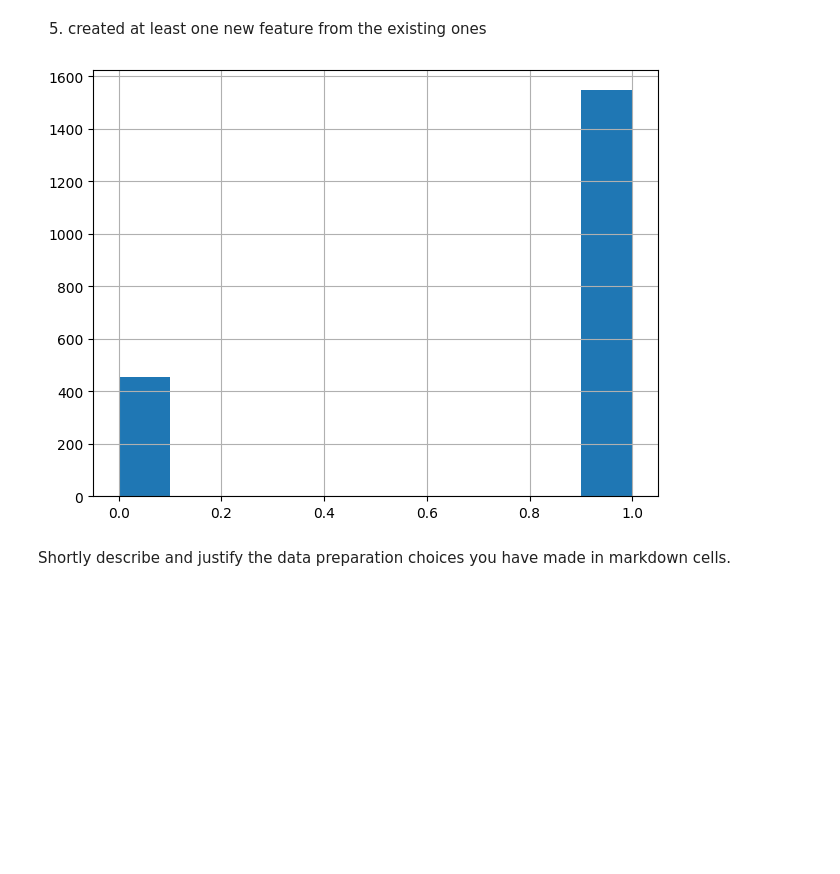
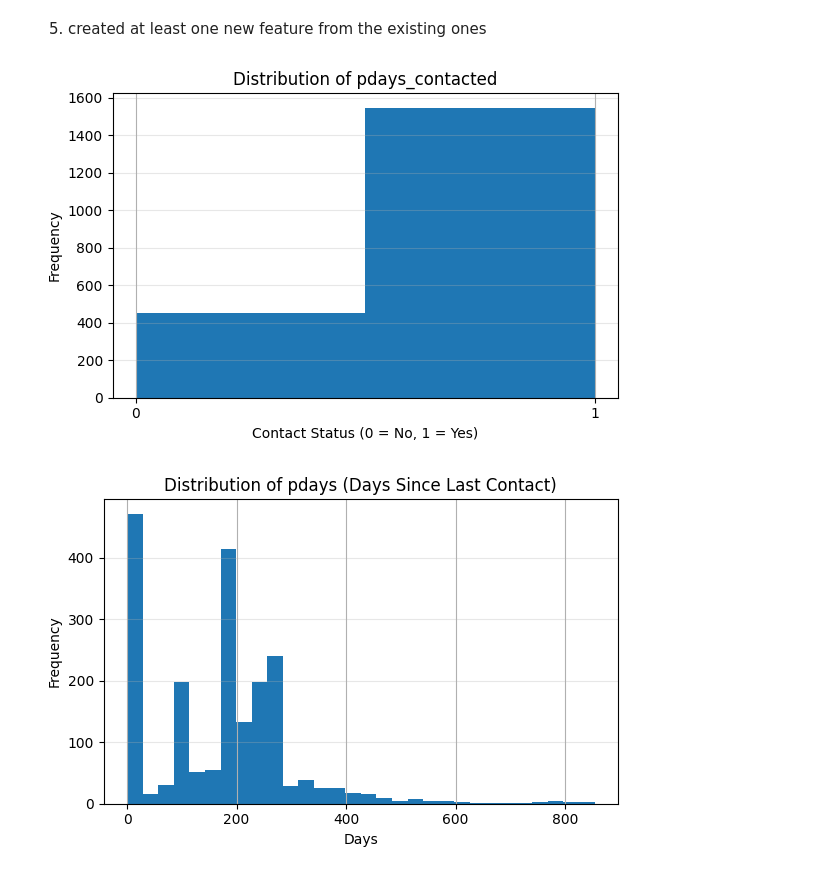
Before and after one commit to ger534/MSc-AI-2026-2027, a Jupyter notebook: CS6062 - Data Analytics/e-tivity1/etivity1.ipynb, the cells around one changed output. Saved outputs shown, nothing was run; the diff lists cells and outputs as text; code cells hidden in the pictures; blank space fills up the shorter version.

```diff
--- a/CS6062 - Data Analytics/e-tivity1/etivity1.ipynb
+++ b/CS6062 - Data Analytics/e-tivity1/etivity1.ipynb
@@ -317,9 +323,6 @@ bank_dataset.tail()
 #https://queirozf.com/entries/one-hot-encoding-a-feature-on-a-pandas-dataframe-an-example
 
 """
-- job (Categorical): ("admin", "unemployed","management","housemaid","entrepreneur","student","blue-collar","self-employed","retired","technician","services")
-missing 2000-1990=10 values
-
 - education (Categorical): education Level ("secondary","primary","tertiary")
 missing 2000-1896= 114 values
 
@@ -332,7 +335,7 @@ missing 2000-1546= 454 values
 
 # first one-hot encode the categorical columns with NaNs
 
-bank_dataset = pd.get_dummies(bank_dataset, columns=['job', 'education', 'contact', 'poutcome'],
+bank_dataset = pd.get_dummies(bank_dataset, columns=['education', 'contact', 'poutcome'],
                         dummy_na=True)
                         #drop_first=True this attribute seems to be useful for we don't know what model it's going to be used
 
@@ -468,13 +445,0 @@ ptable
-# %%
-# fill the missing values for age
-
-# define function to return an age of the pivot table
-def get_age(x):
-    return ptable.loc[x['job_retired'], x['job_student']]
-
-# take into account only rows where age is missing
-mask = bank_dataset['age'].isnull()
-# replace missing values
-bank_dataset.loc[mask, 'age'] = bank_dataset.loc[mask].apply(get_age, axis=1)
-
-bank_dataset.tail()
@@ -582,11 +556,30 @@ bank_dataset['pdays_contacted'] = (bank_dataset['pdays'] != -1).astype(int)
 # %%
 # check is new feature has a better distribution
 
-plt.figure()
-bank_dataset['pdays_contacted'].hist()
+# pdays_contacted
+plt.figure(figsize=(6, 4))
+bank_dataset['pdays_contacted'].hist(bins=2)
+plt.title('Distribution of pdays_contacted')
+plt.xlabel('Contact Status (0 = No, 1 = Yes)')
+plt.ylabel('Frequency')
+plt.xticks([0, 1])
+plt.grid(axis='y', alpha=0.3)
 plt.tight_layout()
 plt.show()
+
+
+# Clean pdays
+bank_dataset['pdays'] = bank_dataset['pdays'].replace(-1, 0)
+
+# pdays distribution
+plt.figure(figsize=(6, 4))
+bank_dataset['pdays'].hist(bins=30)
+plt.title('Distribution of pdays (Days Since Last Contact)')
+plt.xlabel('Days')
+plt.ylabel('Frequency')
+plt.grid(axis='y', alpha=0.3)
+plt.tight_layout()
+plt.show()
 # %% [output]
-[figure, old version]
+[figure, new version]
+[figure, added]
-# %% [markdown]
-Shortly describe and justify the data preparation choices you have made in markdown cells.
```
Also changed, not shown: parts of 19 cells of this notebook.
